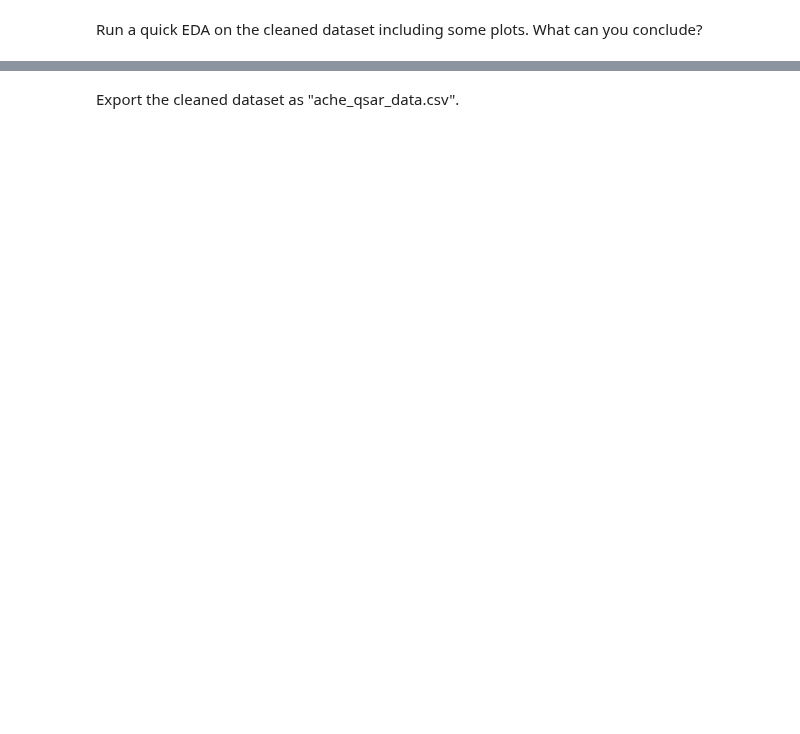
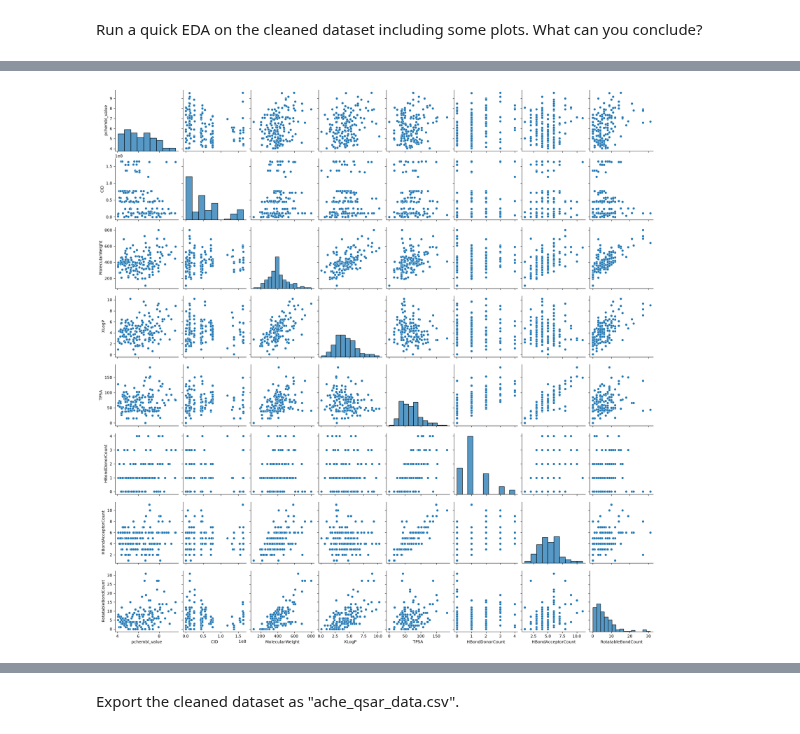
Before and after one commit to shiziyao/ChemicalDataScience103, a Jupyter notebook: lectures/session09/materials/generate-dataset.ipynb, the cells around one changed output, grey strips where cells are left out. Saved outputs shown, nothing was run; the diff lists cells and outputs as text; code cells hidden in the pictures; blank space fills up the shorter version.

```diff
--- a/lectures/session09/materials/generate-dataset.ipynb
+++ b/lectures/session09/materials/generate-dataset.ipynb
@@ -36,0 +273,5 @@ Run a quick EDA on the cleaned dataset including some plots. What can you conclu
+# %%
+sns.pairplot(merged_cleaned)
+plt.show()
+# %% [output]
+[figure, added]
```
Also changed, not shown: parts of 26 cells of this notebook, 3 other files.
